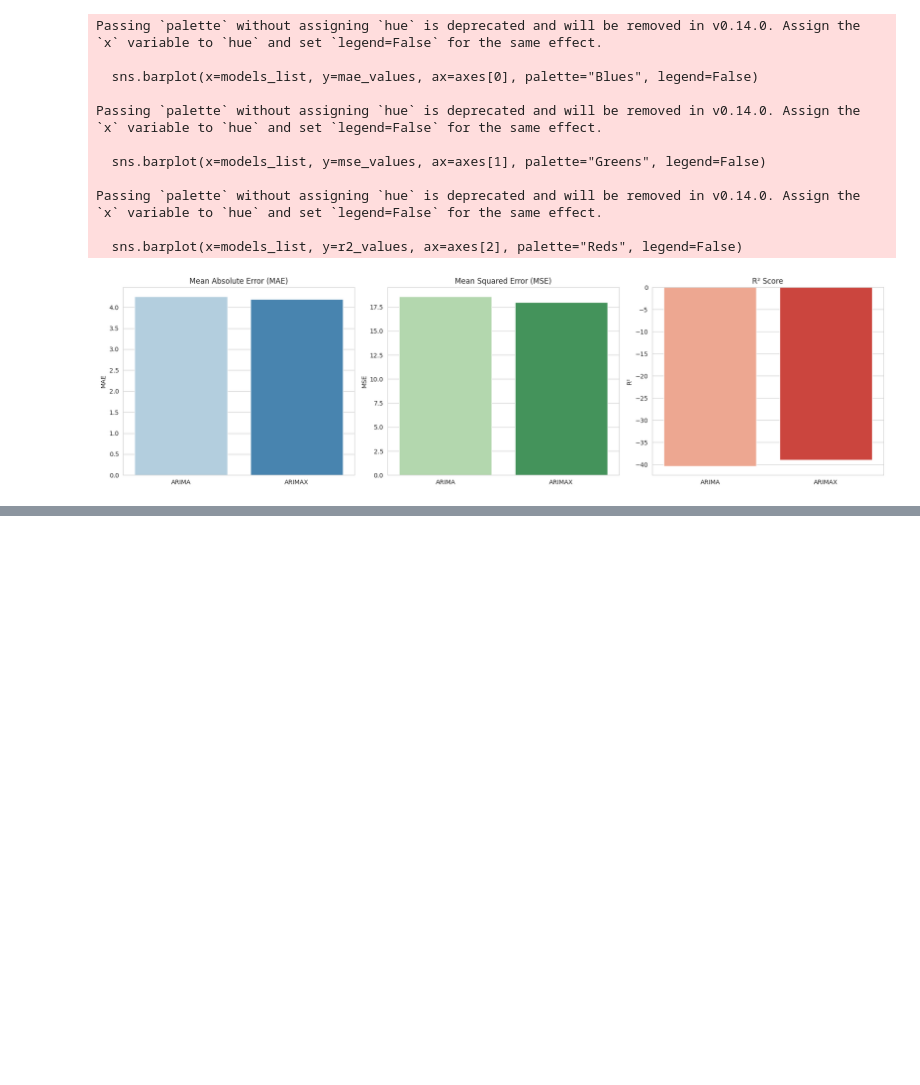
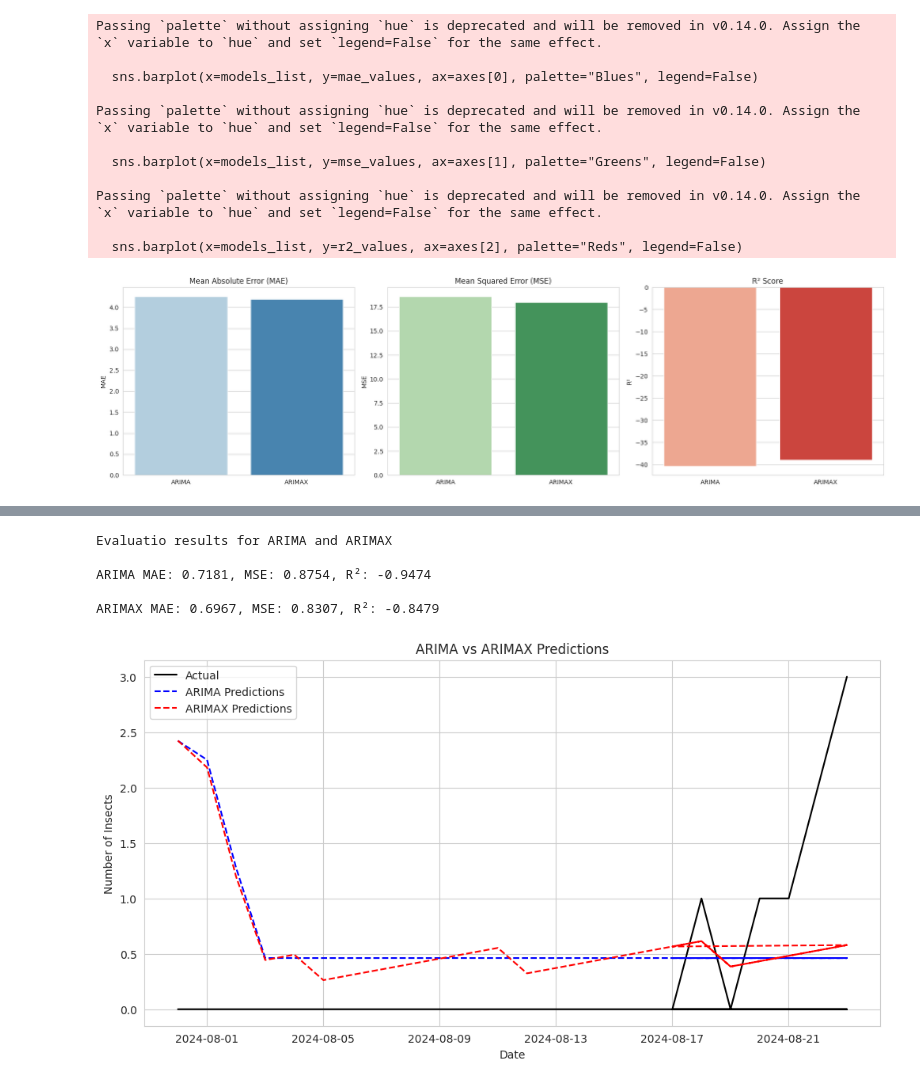
Before and after one commit to raz0208/Agritech-Pest-Prediction, a Jupyter notebook: Agritech_Pest_Prediction_and_Classification.ipynb, the cells around one changed output, grey strips where cells are left out. Saved outputs shown, nothing was run; the diff lists cells and outputs as text; code cells hidden in the pictures; blank space fills up the shorter version.

```diff
--- a/Agritech_Pest_Prediction_and_Classification.ipynb
+++ b/Agritech_Pest_Prediction_and_Classification.ipynb
@@ -1135,0 +1261,24 @@ Passing `palette` without assigning `hue` is deprecated and will be removed in v
+# %%
+# Illustrate the evaluation result
+print("Evaluatio results for ARIMA and ARIMAX \n")
+print(f"ARIMA MAE: {mae_arima:.4f}, MSE: {mse_arima:.4f}, R²: {r2_arima:.4f}", "\n")
+print(f"ARIMAX MAE: {mae_arimax:.4f}, MSE: {mse_arimax:.4f}, R²: {r2_arimax:.4f}")
+# %% [output]
+Evaluatio results for ARIMA and ARIMAX
+
+ARIMA MAE: 0.7181, MSE: 0.8754, R²: -0.9474
+
+ARIMAX MAE: 0.6967, MSE: 0.8307, R²: -0.8479
+# %%
+# Visualization of Predictions
+plt.figure(figsize=(12,6))
+plt.plot(y_test.index, y_test, label="Actual", color="black")
+plt.plot(y_test.index, y_pred_arima, label="ARIMA Predictions", linestyle="dashed", color="blue")
+plt.plot(y_test.index, y_pred_arimax, label="ARIMAX Predictions", linestyle="dashed", color="red")
+plt.xlabel("Date")
+plt.ylabel("Number of Insects")
+plt.title("ARIMA vs ARIMAX Predictions")
+plt.legend()
+plt.show()
+# %% [output]
+[figure, added]
```
Also changed, not shown: parts of 6 cells of this notebook.
